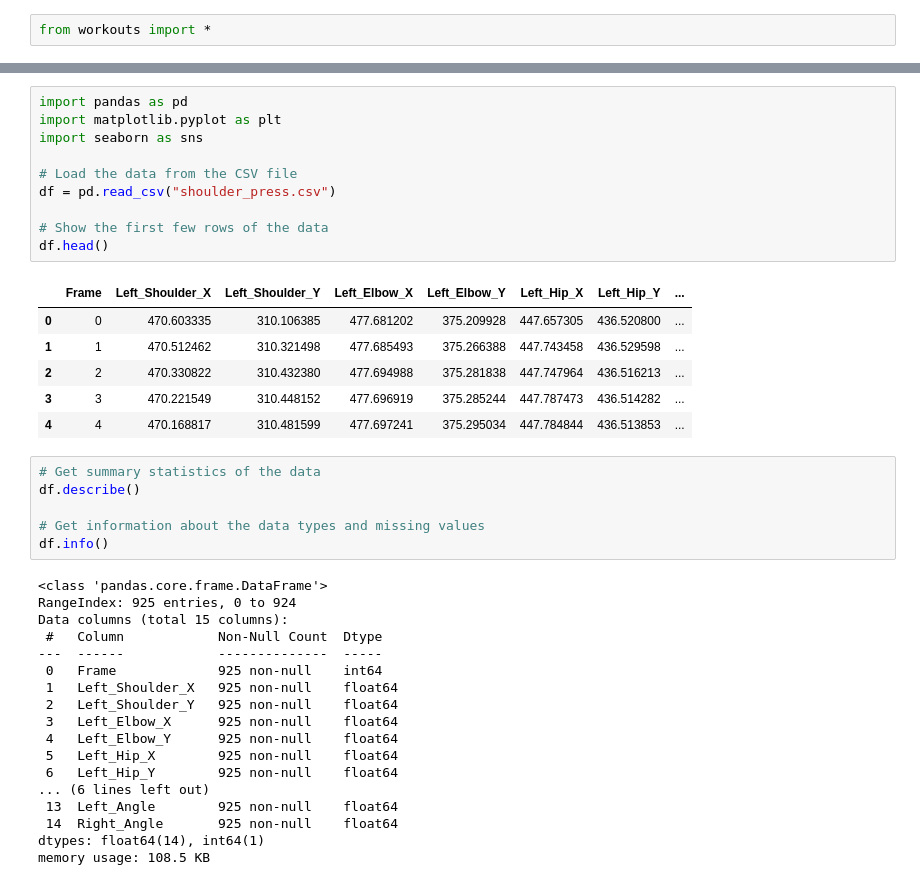
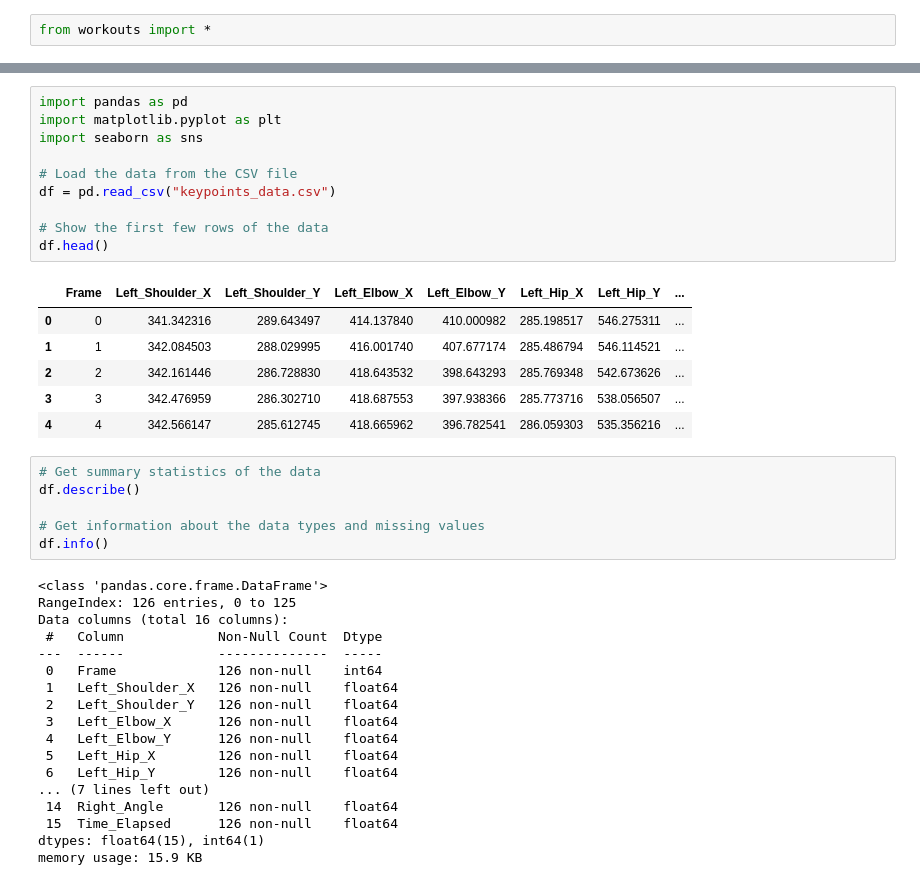
Before and after one commit to DouglasRollman/cvProject, a Jupyter notebook: mediapip_shoulder_press.ipynb, the cells around one changed output, grey strips where cells are left out. Cells and saved outputs as stored; diff of their text form.

```diff
--- a/mediapip_shoulder_press.ipynb
+++ b/mediapip_shoulder_press.ipynb
@@ -16,20 +44,20 @@ Failed to grab frame.
 # %%
 import pandas as pd
 import matplotlib.pyplot as plt
 import seaborn as sns
 
 # Load the data from the CSV file
-df = pd.read_csv("shoulder_press.csv")
+df = pd.read_csv("keypoints_data.csv")
 
 # Show the first few rows of the data
 df.head()
 # %% [output]
 |  | Frame | Left_Shoulder_X | Left_Shoulder_Y | Left_Elbow_X | Left_Elbow_Y | Left_Hip_X | Left_Hip_Y | ... |
-| 0 | 0 | 470.603335 | 310.106385 | 477.681202 | 375.209928 | 447.657305 | 436.520800 | ... |
-| 1 | 1 | 470.512462 | 310.321498 | 477.685493 | 375.266388 | 447.743458 | 436.529598 | ... |
-| 2 | 2 | 470.330822 | 310.432380 | 477.694988 | 375.281838 | 447.747964 | 436.516213 | ... |
-| 3 | 3 | 470.221549 | 310.448152 | 477.696919 | 375.285244 | 447.787473 | 436.514282 | ... |
-| 4 | 4 | 470.168817 | 310.481599 | 477.697241 | 375.295034 | 447.784844 | 436.513853 | ... |
+| 0 | 0 | 341.342316 | 289.643497 | 414.137840 | 410.000982 | 285.198517 | 546.275311 | ... |
+| 1 | 1 | 342.084503 | 288.029995 | 416.001740 | 407.677174 | 285.486794 | 546.114521 | ... |
+| 2 | 2 | 342.161446 | 286.728830 | 418.643532 | 398.643293 | 285.769348 | 542.673626 | ... |
+| 3 | 3 | 342.476959 | 286.302710 | 418.687553 | 397.938366 | 285.773716 | 538.056507 | ... |
+| 4 | 4 | 342.566147 | 285.612745 | 418.665962 | 396.782541 | 286.059303 | 535.356216 | ... |
 # %%
 # Get summary statistics of the data
 df.describe()
@@ -38,22 +66,22 @@ df.describe()
 df.info()
 # %% [output]
 <class 'pandas.core.frame.DataFrame'>
-RangeIndex: 925 entries, 0 to 924
-Data columns (total 15 columns):
+RangeIndex: 126 entries, 0 to 125
+Data columns (total 16 columns):
  #   Column            Non-Null Count  Dtype
 ---  ------            --------------  -----
- 0   Frame             925 non-null    int64
- 1   Left_Shoulder_X   925 non-null    float64
- 2   Left_Shoulder_Y   925 non-null    float64
- 3   Left_Elbow_X      925 non-null    float64
- 4   Left_Elbow_Y      925 non-null    float64
- 5   Left_Hip_X        925 non-null    float64
- 6   Left_Hip_Y        925 non-null    float64
-... (6 lines left out)
- 13  Left_Angle        925 non-null    float64
- 14  Right_Angle       925 non-null    float64
-dtypes: float64(14), int64(1)
-memory usage: 108.5 KB
+ 0   Frame             126 non-null    int64
+ 1   Left_Shoulder_X   126 non-null    float64
+ 2   Left_Shoulder_Y   126 non-null    float64
+ 3   Left_Elbow_X      126 non-null    float64
+ 4   Left_Elbow_Y      126 non-null    float64
+ 5   Left_Hip_X        126 non-null    float64
+ 6   Left_Hip_Y        126 non-null    float64
+... (7 lines left out)
+ 14  Right_Angle       126 non-null    float64
+ 15  Time_Elapsed      126 non-null    float64
+dtypes: float64(15), int64(1)
+memory usage: 15.9 KB
 # %%
 # Plot X Coordinates for All Keypoints Over Time
 plt.figure(figsize=(12, 6))
```
Also changed, not shown: parts of 6 cells of this notebook, 1 other file.
